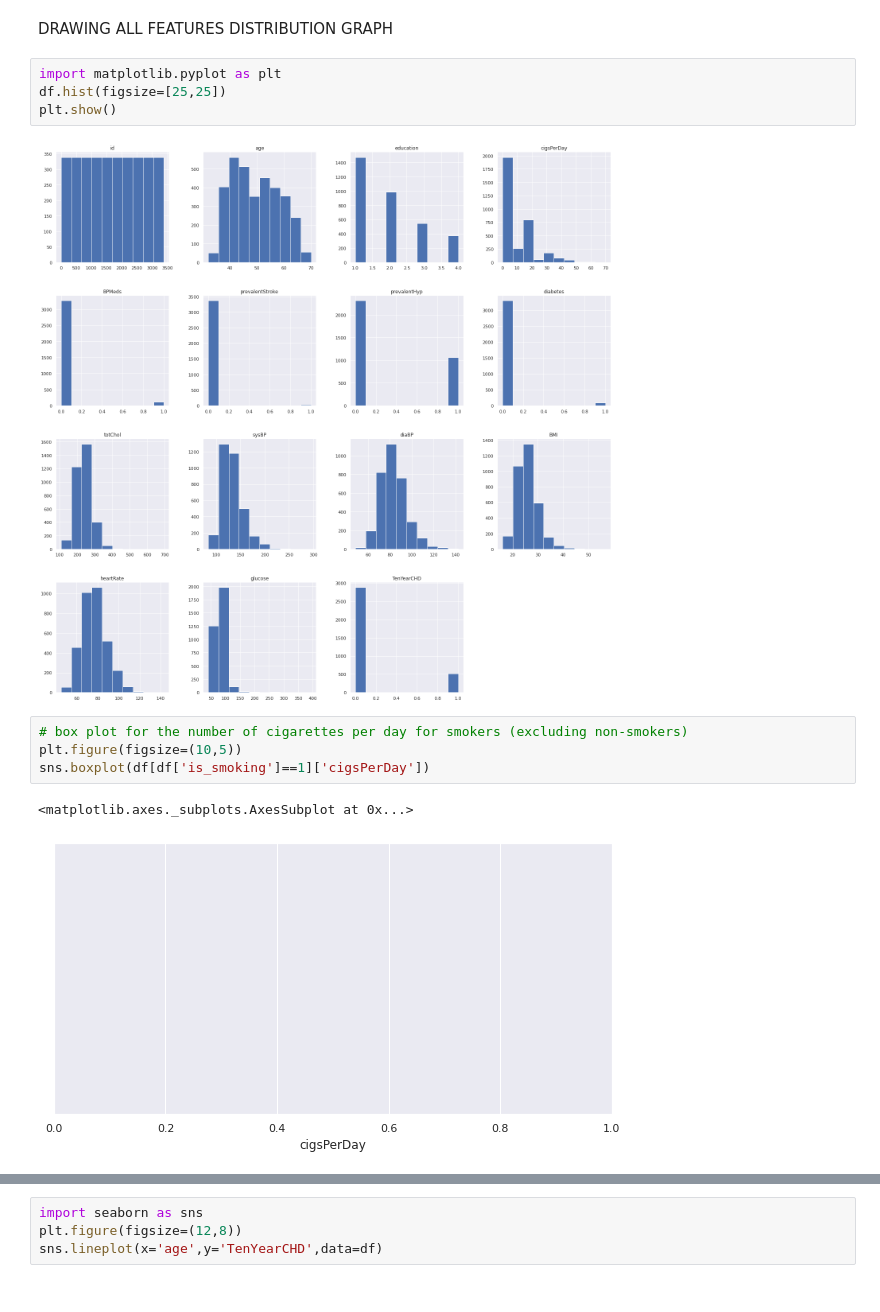
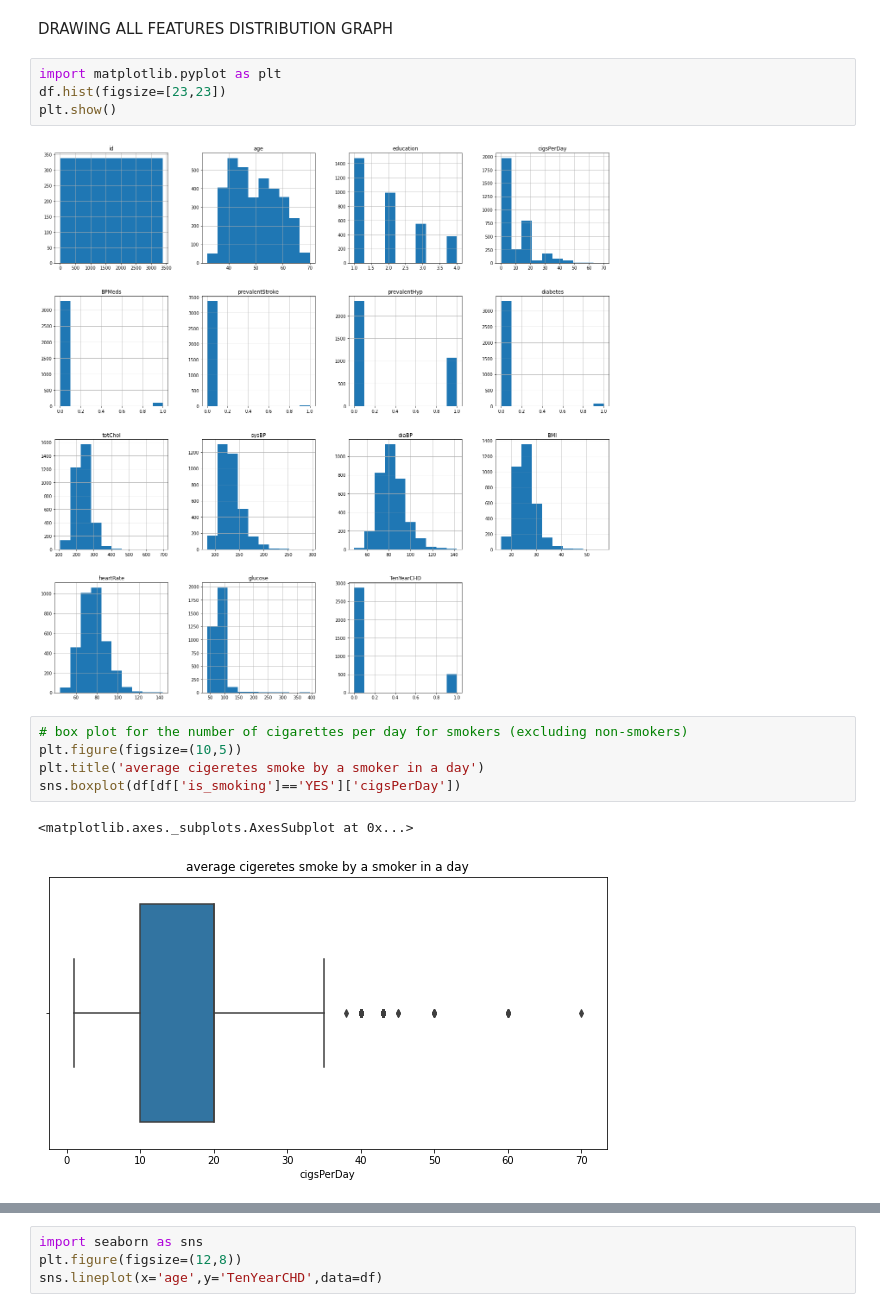
Before and after one commit to amalmon/cardio-vascular-risk-prediction, a Jupyter notebook: cardio_vascular_risk_prediction_individual_notebook_by_AMAL.ipynb, the cells around one changed output, grey strips where cells are left out. Saved outputs shown, nothing was run; the diff lists cells and outputs as text.

```diff
--- a/cardio_vascular_risk_prediction_individual_notebook_by_AMAL.ipynb
+++ b/cardio_vascular_risk_prediction_individual_notebook_by_AMAL.ipynb
@@ -299,14 +299,15 @@ memory usage: 450.4+ KB
 DRAWING ALL FEATURES DISTRIBUTION GRAPH
 # %%
 import matplotlib.pyplot as plt
-df.hist(figsize=[25,25])
+df.hist(figsize=[23,23])
 plt.show()
 # %% [output]
-[figure, old version]
+[figure, new version]
 # %%
 # box plot for the number of cigarettes per day for smokers (excluding non-smokers)
 plt.figure(figsize=(10,5))
-sns.boxplot(df[df['is_smoking']==1]['cigsPerDay'])
+plt.title('average cigeretes smoke by a smoker in a day')
+sns.boxplot(df[df['is_smoking']=='YES']['cigsPerDay'])
 # %% [output]
 <matplotlib.axes._subplots.AxesSubplot at 0x...>
-[figure, old version]
+[figure, new version]
```
Also changed, not shown: parts of 4 cells of this notebook.
